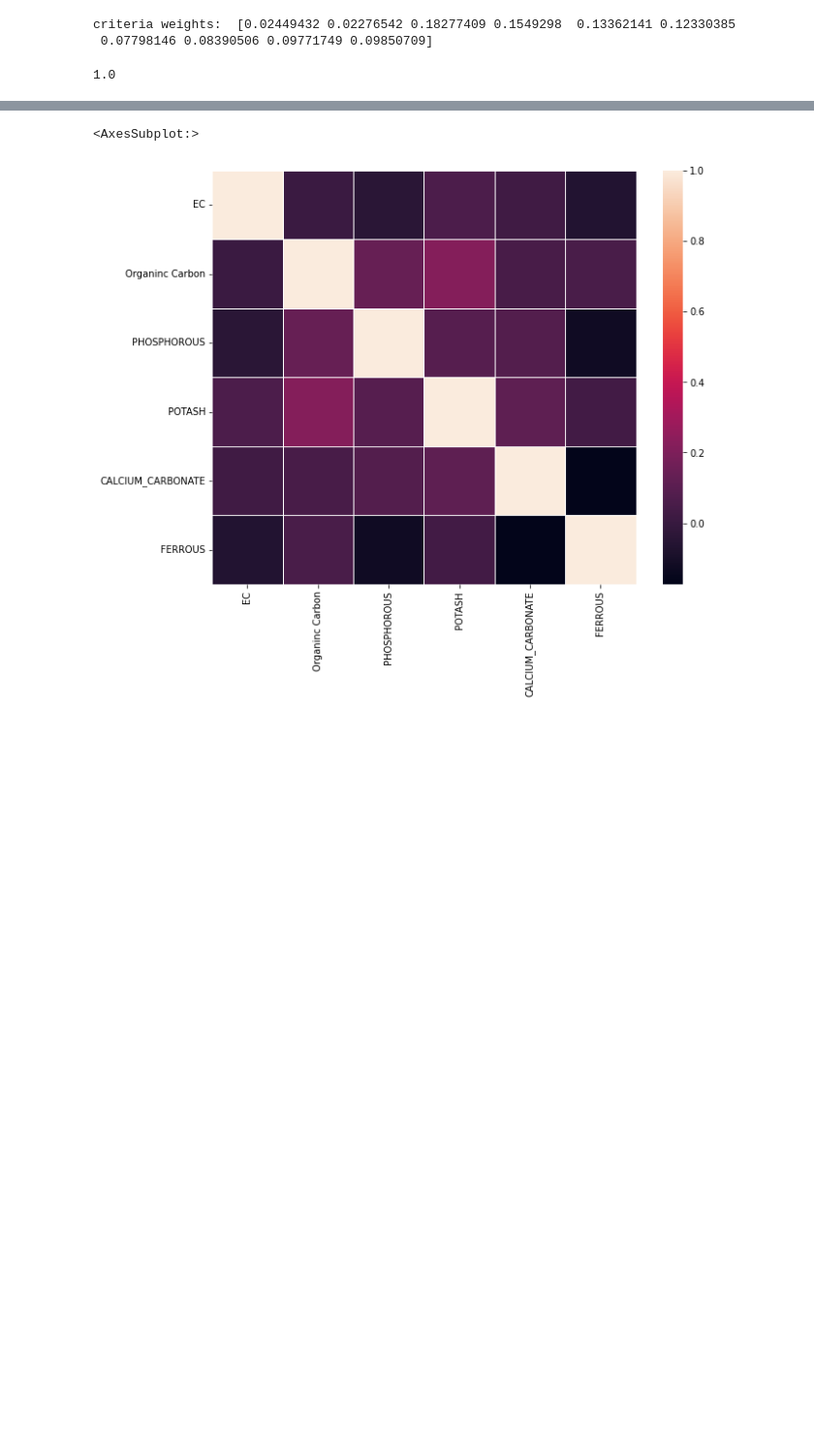
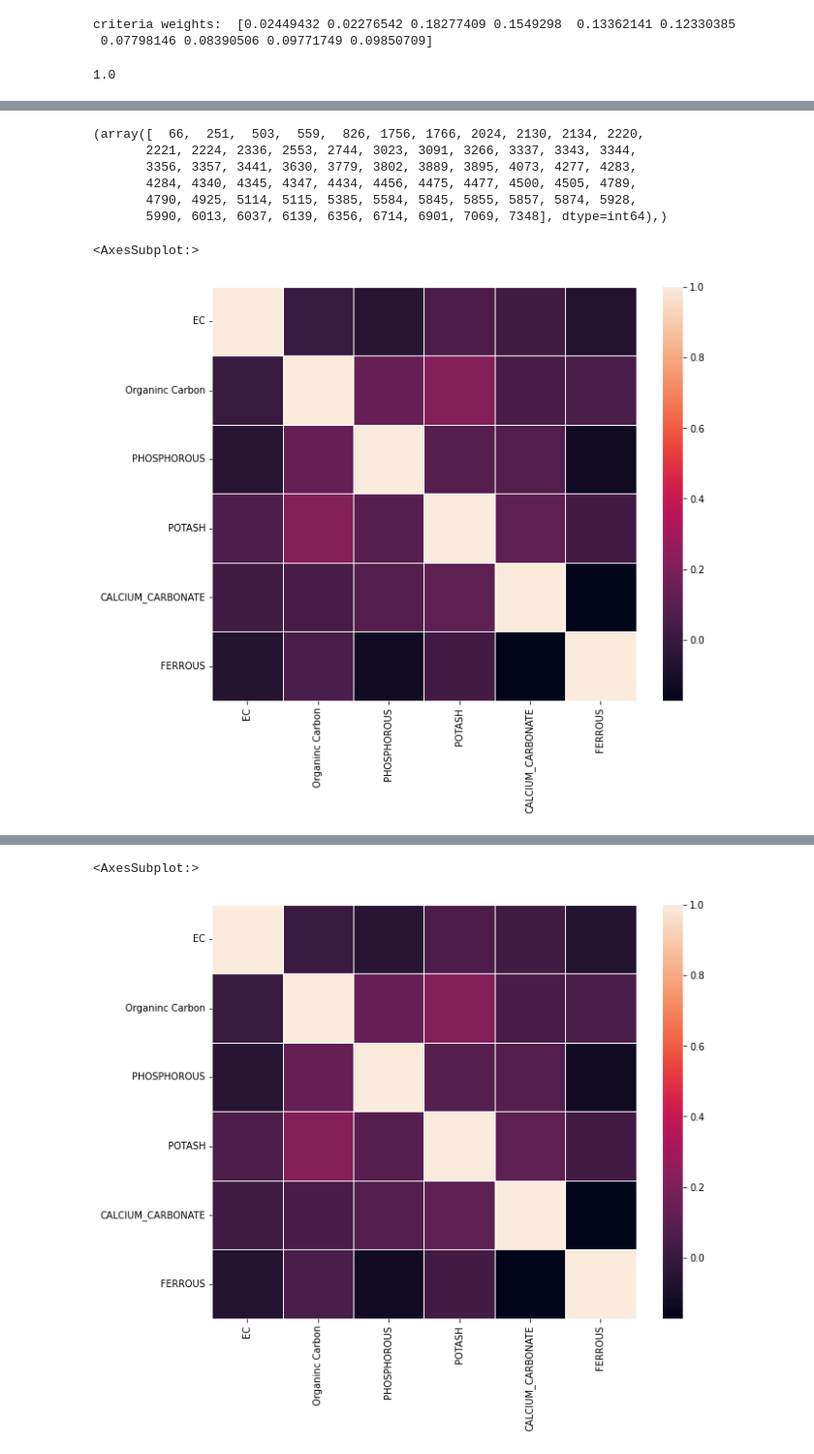
Before and after one commit to vedant218/soilfertility, a Jupyter notebook: MPR WORKING.ipynb, the cells around one changed output, grey strips where cells are left out. Shown: that part at 97% size. Saved outputs shown, nothing was run; the diff lists cells and outputs as text; code cells hidden in the pictures; blank space fills up the shorter version.

```diff
--- a/MPR WORKING.ipynb
+++ b/MPR WORKING.ipynb
@@ -555,0 +575,19 @@ print(df)
+# %%
+df['Quality'] = pd.cut(df.Results,bins=[0,0.25,0.5,0.75,1],labels=['Poor','Medium','Good','Excellent'])
+# print(df)
+
+test = np.where(df['Results']>0.6)
+print (test)
+# %% [output]
+(array([  66,  251,  503,  559,  826, 1756, 1766, 2024, 2130, 2134, 2220,
+       2221, 2224, 2336, 2553, 2744, 3023, 3091, 3266, 3337, 3343, 3344,
+       3356, 3357, 3441, 3630, 3779, 3802, 3889, 3895, 4073, 4277, 4283,
+       4284, 4340, 4345, 4347, 4434, 4456, 4475, 4477, 4500, 4505, 4789,
+       4790, 4925, 5114, 5115, 5385, 5584, 5845, 5855, 5857, 5874, 5928,
+       5990, 6013, 6037, 6139, 6356, 6714, 6901, 7069, 7348], dtype=int64),)
+# %%
+fig, ax = plt.subplots(figsize =(10,8))
+sns.heatmap(df[['EC','Organinc Carbon','PHOSPHOROUS','POTASH','CALCIUM_CARBONATE','FERROUS']].corr(), linewidths= .5)
+# %% [output]
+<AxesSubplot:>
+[figure, added]
```
Also changed, not shown: parts of 62 cells of this notebook, 2 other files.
